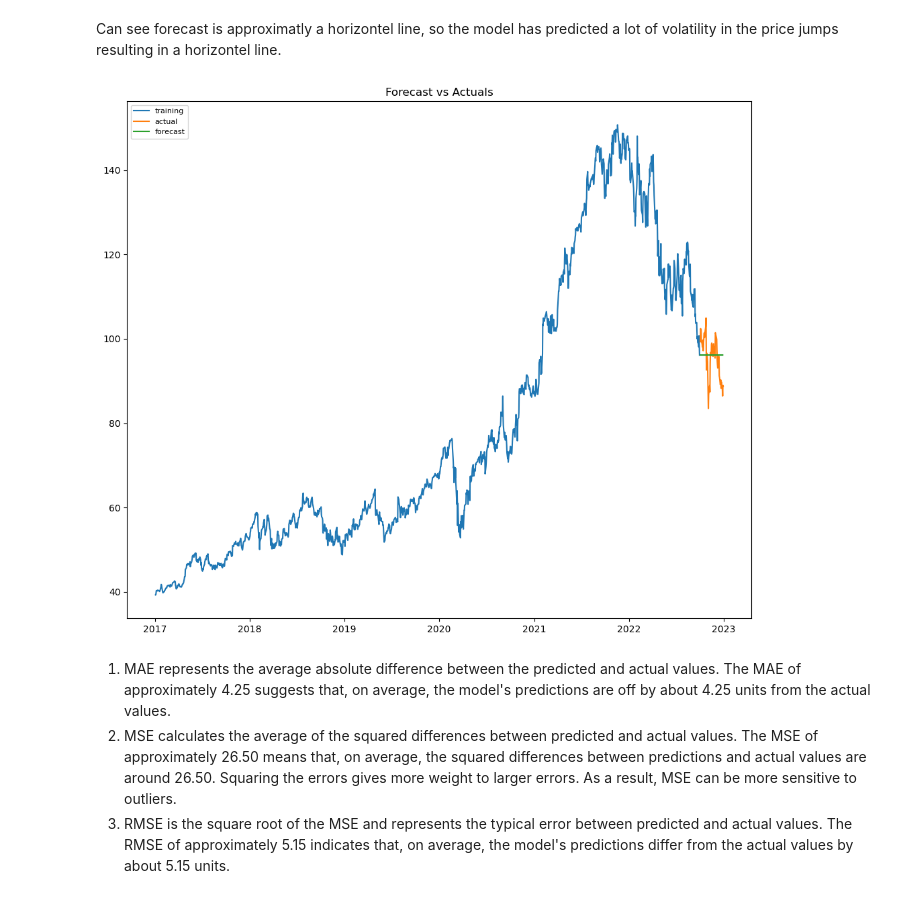
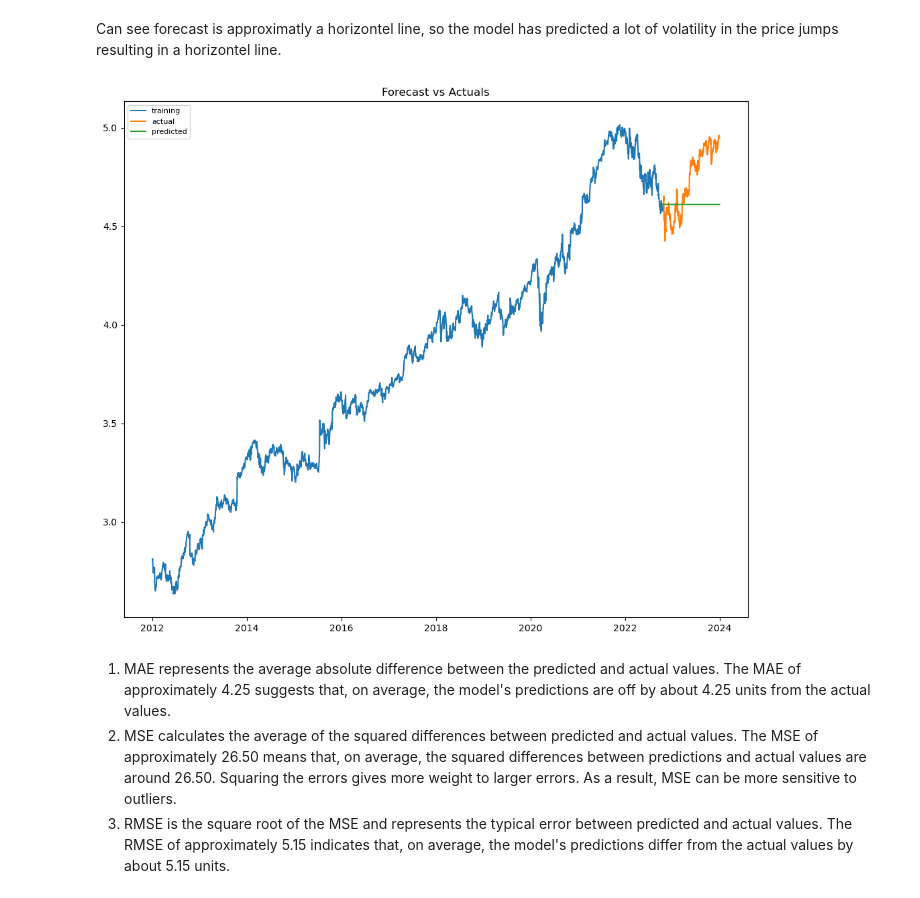
Before and after one commit to brianManesis/Stock-Prediction, a Jupyter notebook: analysis/Google_Analysis.ipynb, the cells around one changed output. Saved outputs shown, nothing was run; the diff lists cells and outputs as text; code cells hidden in the pictures.

```diff
--- a/analysis/Google_Analysis.ipynb
+++ b/analysis/Google_Analysis.ipynb
@@ -289,3 +394,8 @@ test = goog_close.loc['2022-10-01':]
+# %%
+df_log = np.log(goog_close)
+# %%
+train = df_log.head(int(0.9 * len(df_log)))
+test = df_log.tail(int(0.1 * len(df_log)))
 # %% [markdown]
 Choosing arima p, d, q parameters:
 AR: p = order of the autoregressive part
@@ -346,7 +475,7 @@ Here i create the ARIMA model from stats_models package with the p,d,q optimal o
 # %% [markdown]
 Can see from the summary the AIC is quite high which suggests the model is not greatly fit.
 # %%
-arima_model = ARIMA(train, order=(1,1,1))
+arima_model = ARIMA(train, order=(1,1,0))
 
 model = arima_model.fit()
 model.summary()
@@ -374,9 +518,8 @@ Need to change the index of the forecast to the index of the test data.
 # %%
-test_date_range = pd.date_range(start='2022-10-03',
-                                end='2022-12-30',
-                                freq='B')[:63]
-test.shape
-fc = model.forecast(63)
+test_date_range = pd.date_range(start='2022-10-19',
+                                end='2023-12-29',
+                                freq='B')
+fc = model.forecast(313)
 
 fc.index = test_date_range
 # %% [markdown]
@@ -384,14 +527,13 @@ Can see forecast is approximatly a horizontel line, so the model has predicted a
 # %%
 plt.figure(figsize=(12,10), dpi=100)
 plt.plot(train, label='training')
 plt.plot(test, label='actual')
-plt.plot(fc, label='forecast')
-
+plt.plot(fc, label='predicted')
 plt.title('Forecast vs Actuals')
 plt.legend(loc='upper left', fontsize=8)
 plt.show()
 # %% [output]
-[figure, old version]
+[figure, new version]
 # %% [markdown]
 1. MAE represents the average absolute difference between the predicted and actual values. The MAE of approximately 4.25 suggests that, on average, the model's predictions are off by about 4.25 units from the actual values.
 2. MSE calculates the average of the squared differences between predicted and actual values. The MSE of approximately 26.50 means that, on average, the squared differences between predictions and actual values are around 26.50. Squaring the errors gives more weight to larger errors. As a result, MSE can be more sensitive to outliers.
```
Also changed, not shown: parts of 56 cells of this notebook, 9 other files.
